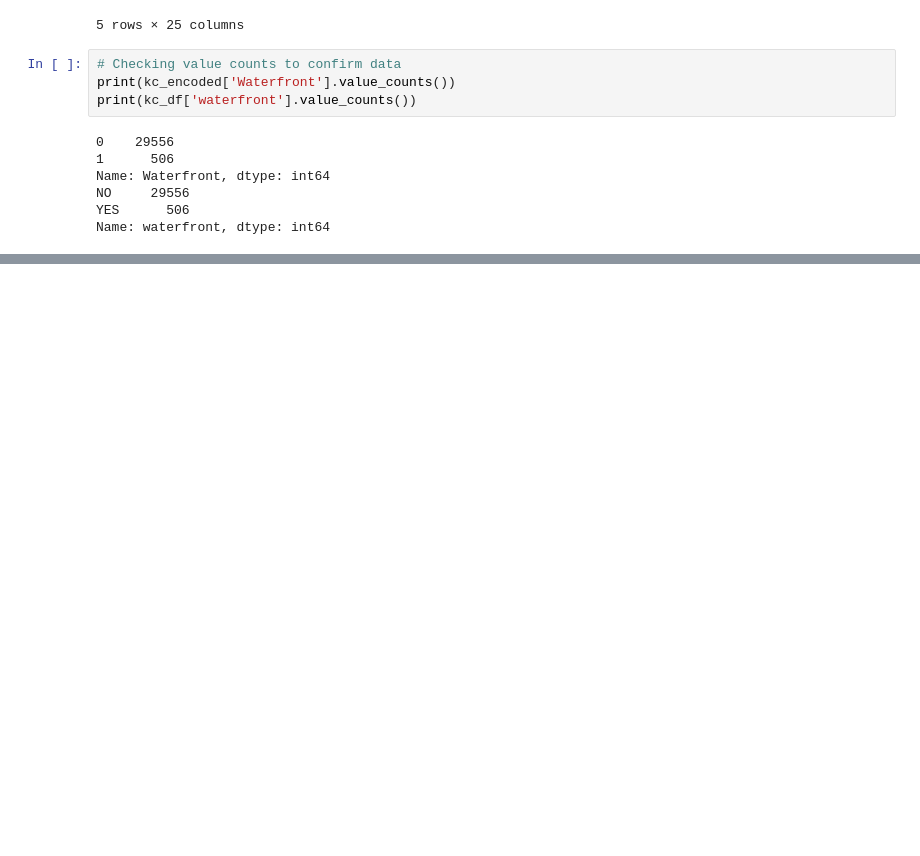
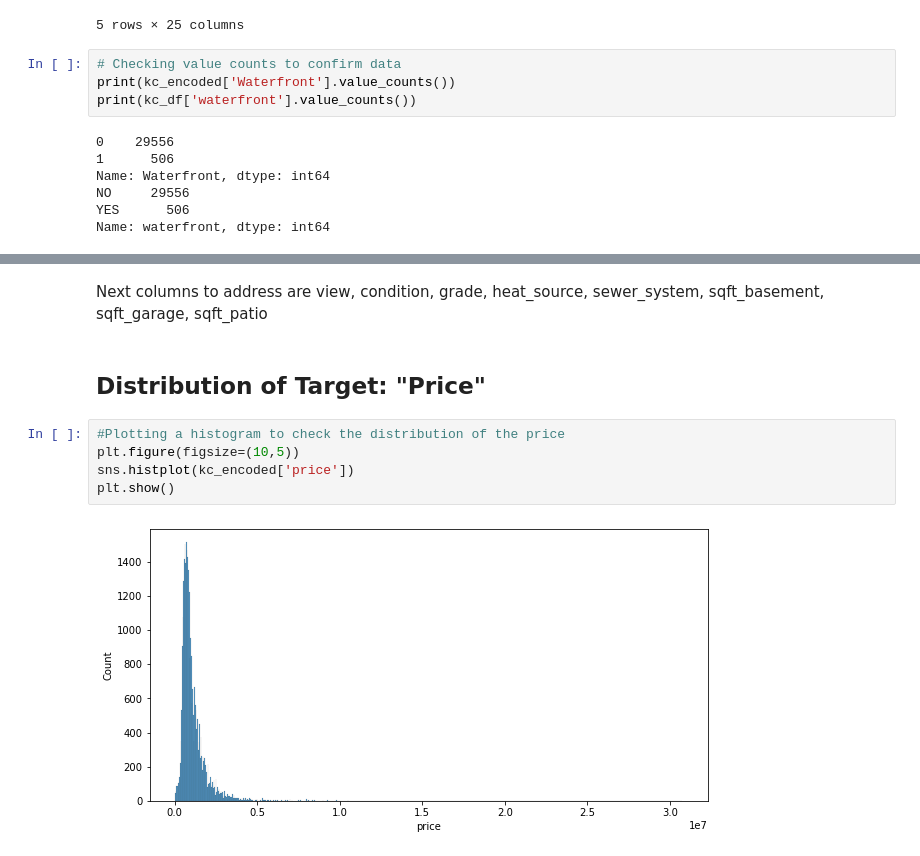
Before and after one commit to ldwilker10/dsc-phase-2-project-v2-5, a Jupyter notebook: Primary_Draft.ipynb, the cells around one changed output, grey strips where cells are left out. Cells and saved outputs as stored; diff of their text form; blank space fills up the shorter version.

Commit message:
initial hist plot for price/needs to be improved

```diff
--- a/Primary_Draft.ipynb
+++ b/Primary_Draft.ipynb
@@ -259,0 +282,11 @@ Name: waterfront, dtype: int64
+# %% [markdown]
+Next columns to address are view, condition, grade, heat_source, sewer_system, sqft_basement, sqft_garage, sqft_patio
+# %% [markdown]
+## Distribution of Target: "Price"
+# %%
+#Plotting a histogram to check the distribution of the price
+plt.figure(figsize=(10,5))
+sns.histplot(kc_encoded['price'])
+plt.show()
+# %% [output]
+[figure, added]
```
Also changed, not shown: parts of 1 cell of this notebook.
